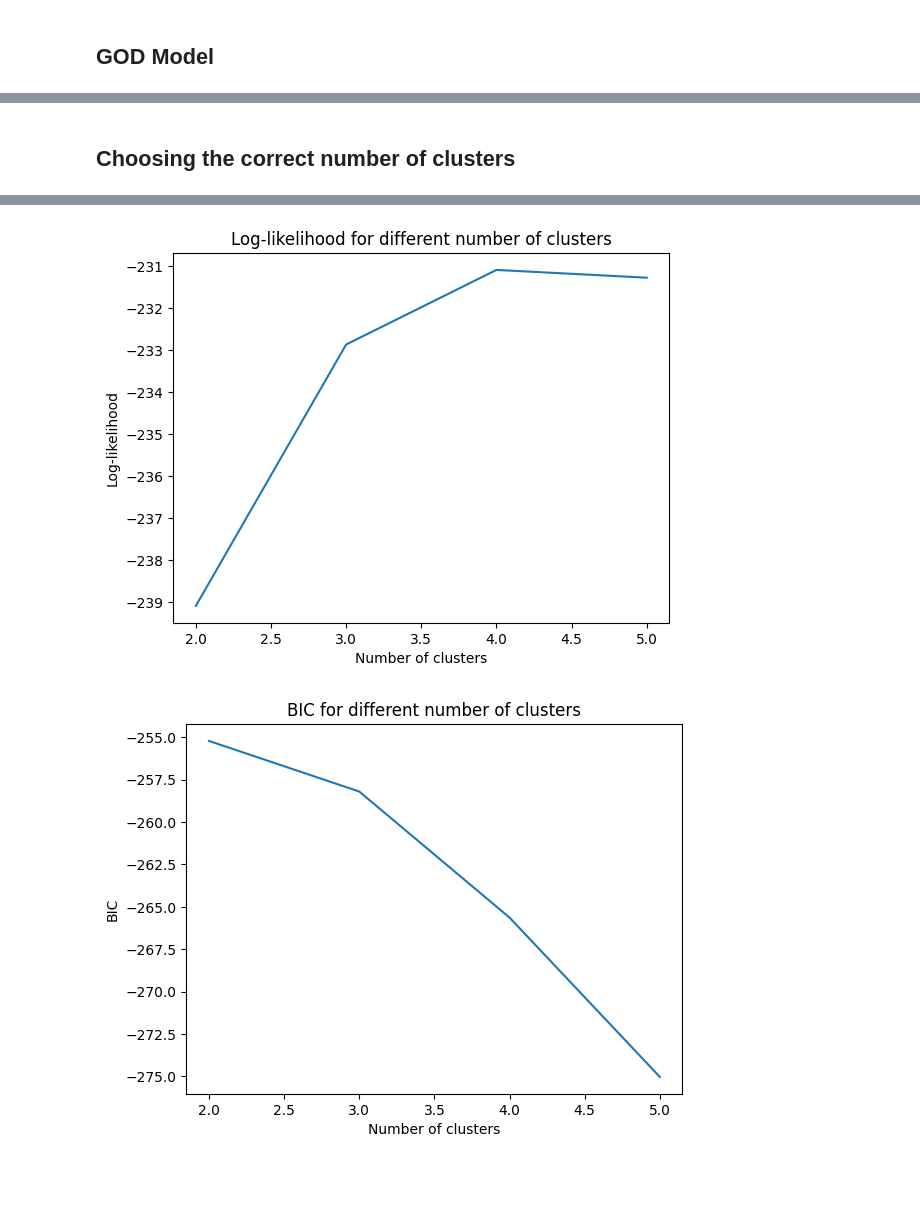
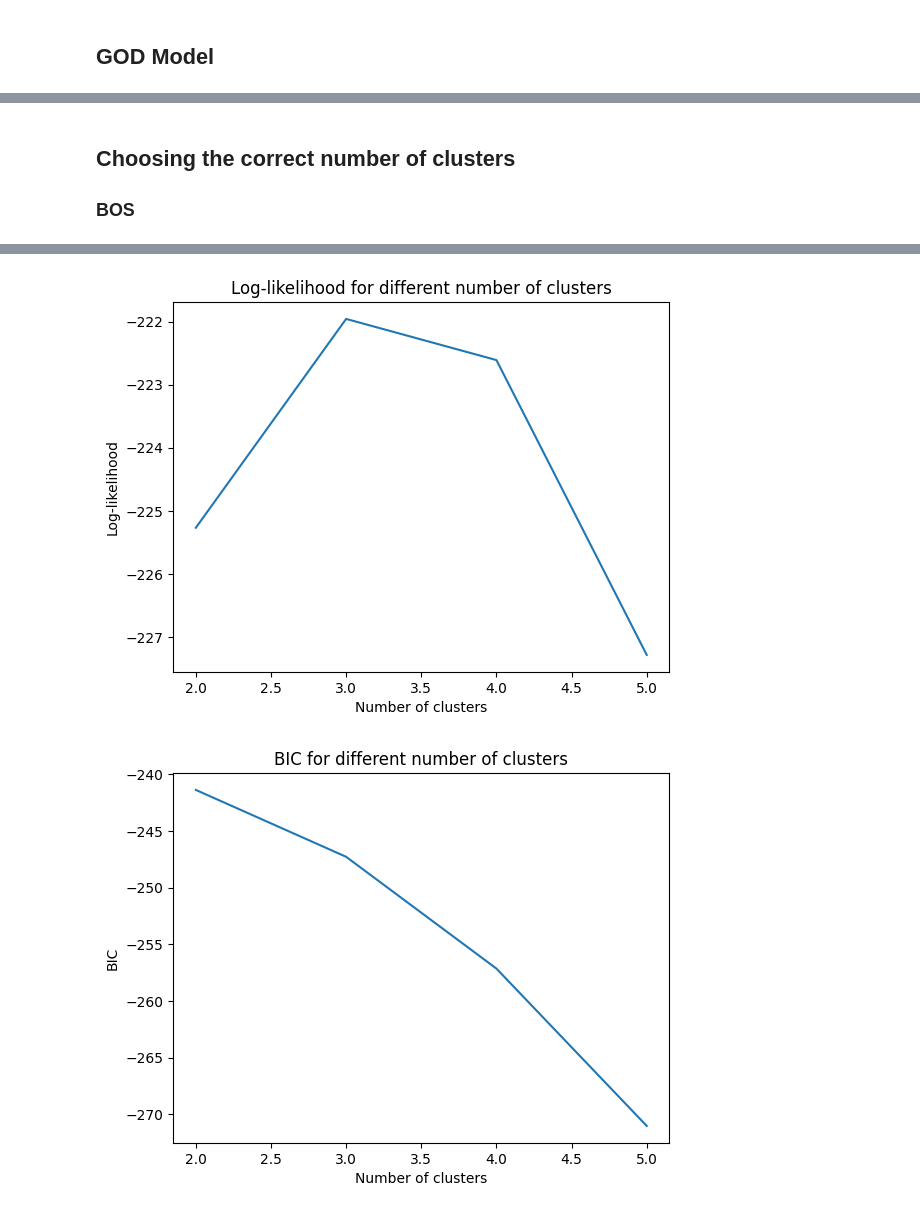
Before and after one commit to Thomick/Ordinal-data-clustering, a Jupyter notebook: notebooks/estimation.ipynb, the cells around one changed output, grey strips where cells are left out. Drawn from its saved outputs; the diff is of its cells as text; code cells hidden in the pictures; blank space fills up the shorter version.

```diff
--- a/notebooks/estimation.ipynb
+++ b/notebooks/estimation.ipynb
@@ -181,7 +259,7 @@ Estimated pi: [0.3848365  0.44174979 0.22496995]
 from collections import defaultdict
 from src.utils import optimal_transport_matching
 
-ns = [50, 250]
+ns = [250, 50]
 n_iter = 10
 
 n_clusters = [3, 5]
@@ -191,6 +269,10 @@ n_cats = [2, 3]
 inits = ["random", "kmeans"]
 
 scores = defaultdict(list)
+
+to_do = len(ns) * len(n_clusters) * len(d) * len(n_cats) * len(inits)
+dones = 0
+starting_time = perf_counter()
 
 for n in ns:
     for nc in n_clusters:
@@ -234,5 +316,10 @@ for n in ns:
                     scores["delta_mu"].append(delta_mu)
                     scores["delta_pi"].append(delta_pi)
 
+                    dones += 1
+                    print(f"{dones}/{to_do} done in {perf_counter() - starting_time:.2f}s")
+                    print(f"Estimated time left: {(to_do - dones) * (perf_counter() - starting_time) / dones:.2f}s")
+
+
 scores = pd.DataFrame(scores)
 scores.to_csv("../data/scores_bos.csv", index=False)
@@ -329,19 +588,20 @@ Estimated mu: 1, Estimated pi: 0.797979797979798
 # %%
-# Multivariate
-n = 100
+# Multivariate : GOD old
+n = 1000
 d = 4
 n_clusters = 4
-n_cat = 2
+n_cat = 5
 
-n_iter = 10
-eps = 1e-3
+n_iter = 11
+eps = 1e-1
 
+np.random.seed(1)
 m = np.ones(d).astype(int) * n_cat
 true_mu = np.random.randint(1, m + 1, (n_clusters, d))
 true_pi = (np.random.random((n_clusters, d)) + 1)/2
 true_alpha = np.ones(n_clusters) / n_clusters
 
-data = generate_data(n, d, m, n_clusters, true_alpha, true_mu, true_pi, 0, model="god")
+data = generate_data(n, d, m, n_clusters, true_alpha, true_mu, true_pi, seed=0, model="god")
 
 print(
     "True alpha: {}, True mu: {}, True pi: {}".format(
@@ -349,7 +609,7 @@ print(
     )
 )
 
-clustering = OrdinalClustering(n_clusters, model="god", init="kmeans", n_iter=n_iter, eps=eps, silent=False)
+clustering = OrdinalClustering(n_clusters, model="god", init="random", n_iter=n_iter, eps=eps, silent=False)
 
 alpha_hat, mu_hat, pi_hat, ll_list = clustering.fit(data[0], m)
 
@@ -451,7 +759,7 @@ Estimated pi: [0.93939394 0.62626263 0.52525253 0.73737374]
 from collections import defaultdict
 from src.utils import optimal_transport_matching
 
-ns = [50, 250]
+ns = [250, 50]
 n_iter = 10
 
 n_clusters = [3, 5]
@@ -461,6 +769,10 @@ n_cats = [2, 3]
 scores = defaultdict(list)
 
 inits = ["random", "kmeans"]
+
+to_do = len(ns) * len(n_clusters) * len(d) * len(n_cats) * len(inits)
+dones = 0
+starting_time = perf_counter()
 
 for n in ns:
     for nc in n_clusters:
@@ -504,5 +816,9 @@ for n in ns:
                     scores["delta_mu"].append(delta_mu)
                     scores["delta_pi"].append(delta_pi)
 
+                    dones += 1
+                    print(f"{dones}/{to_do} done in {perf_counter() - starting_time:.2f}s")
+                    print(f"Estimated time left: {(to_do - dones) * (perf_counter() - starting_time) / dones:.2f}s")
+
 scores = pd.DataFrame(scores)
 scores.to_csv("../data/scores_god.csv", index=False)
@@ -568,5 +1056,7 @@ Init. & $n$ & $n_{clusters}$ & $d$ & $n_{cats}$ &  &  &  \\
 # %% [markdown]
 ## Choosing the correct number of clusters
+
+### BOS
 # %%
 n = 100
 d = 3
@@ -576,6 +1066,7 @@ n_cat = 3
 n_iter = 10
 eps = 1e-3
 
+np.random.seed(1)
 m = np.ones(d).astype(int) * n_cat
 true_mu = np.random.randint(1, m + 1, (real_n_clusters, d))
 true_pi = (np.random.random((real_n_clusters, d)) + 1)/2
@@ -591,7 +1082,7 @@ print(
 
 
 scores = defaultdict(list)
-for n_clusters in range(2, 6):
+for n_clusters in tqdm(range(2, 6)):
     clustering = OrdinalClustering(n_clusters, model="bos", init="random", n_iter=n_iter, eps=eps, silent=True)
 
     alpha_hat, mu_hat, pi_hat, ll_list = clustering.fit(data[0], m)
@@ -603,6 +1094,8 @@ for n_clusters in range(2, 6):
             alpha_hat, mu_hat, pi_hat
         )
     )
+    print(f"LL: {ll_list[-1]}")
+    print(f"BIC: {clustering.bic}")
 
     scores["n_clusters"].append(n_clusters)
     scores["ll"].append(ll_list[-1])
@@ -640,2 +1138,2 @@ Estimated alpha: [0.44435723 0.32355113 0.23209164], Estimated mu: [[1 2 1]
-[figure, old version]
+[figure, new version]
-[figure, old version]
+[figure, new version]
```
Also changed, not shown: parts of 22 cells of this notebook.
